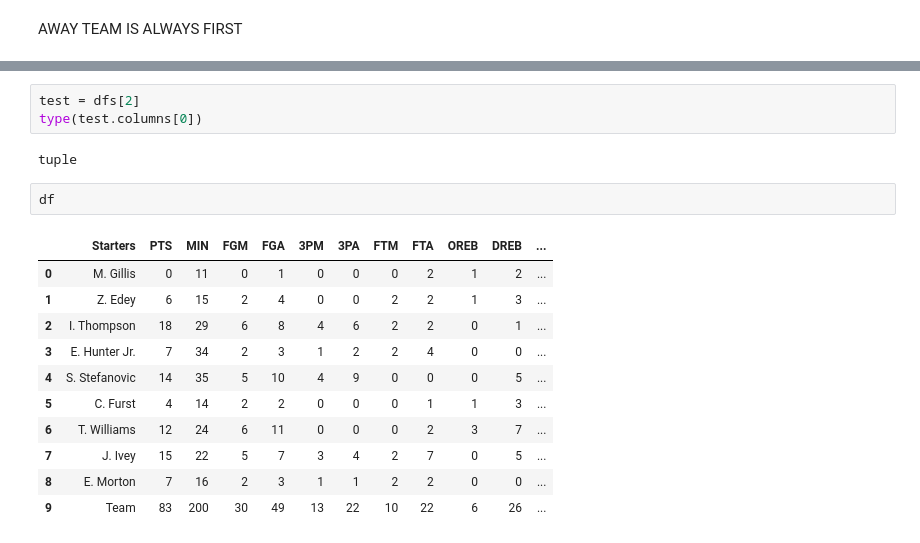
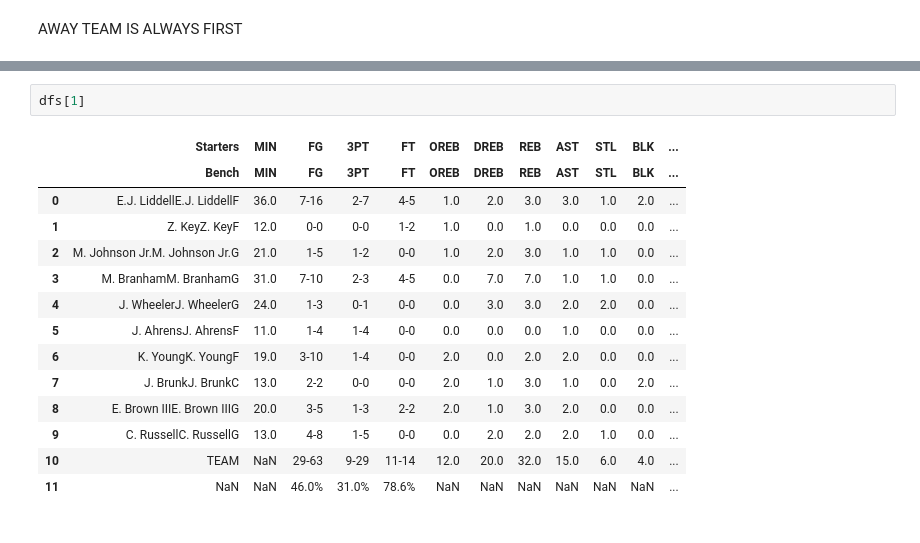
Before and after one commit to fmathews11/College_Basketball_Functions, a Jupyter notebook: Pulling_In_Boxscores.ipynb, the cells around one changed output, grey strips where cells are left out. Cells and saved outputs as stored; diff of their text form.

```diff
--- a/Pulling_In_Boxscores.ipynb
+++ b/Pulling_In_Boxscores.ipynb
@@ -96,19 +128,17 @@ df
 # %%
-test = dfs[2]
-type(test.columns[0])
+dfs[1]
 # %% [output]
-tuple
+|  | Starters | MIN | FG | 3PT | FT | OREB | DREB | REB | AST | STL | BLK | ... |
+|  | Bench | MIN | FG | 3PT | FT | OREB | DREB | REB | AST | STL | BLK | ... |
+| 0 | E.J. LiddellE.J. LiddellF | 36.0 | 7-16 | 2-7 | 4-5 | 1.0 | 2.0 | 3.0 | 3.0 | 1.0 | 2.0 | ... |
+| 1 | Z. KeyZ. KeyF | 12.0 | 0-0 | 0-0 | 1-2 | 1.0 | 0.0 | 1.0 | 0.0 | 0.0 | 0.0 | ... |
+| 2 | M. Johnson Jr.M. Johnson Jr.G | 21.0 | 1-5 | 1-2 | 0-0 | 1.0 | 2.0 | 3.0 | 1.0 | 1.0 | 0.0 | ... |
+| 3 | M. BranhamM. BranhamG | 31.0 | 7-10 | 2-3 | 4-5 | 0.0 | 7.0 | 7.0 | 1.0 | 1.0 | 0.0 | ... |
+| 4 | J. WheelerJ. WheelerG | 24.0 | 1-3 | 0-1 | 0-0 | 0.0 | 3.0 | 3.0 | 2.0 | 2.0 | 0.0 | ... |
+| 5 | J. AhrensJ. AhrensF | 11.0 | 1-4 | 1-4 | 0-0 | 0.0 | 0.0 | 0.0 | 1.0 | 0.0 | 0.0 | ... |
+| 6 | K. YoungK. YoungF | 19.0 | 3-10 | 1-4 | 0-0 | 2.0 | 0.0 | 2.0 | 2.0 | 0.0 | 0.0 | ... |
+| 7 | J. BrunkJ. BrunkC | 13.0 | 2-2 | 0-0 | 0-0 | 2.0 | 1.0 | 3.0 | 1.0 | 0.0 | 2.0 | ... |
+| 8 | E. Brown IIIE. Brown IIIG | 20.0 | 3-5 | 1-3 | 2-2 | 2.0 | 1.0 | 3.0 | 2.0 | 0.0 | 0.0 | ... |
+| 9 | C. RussellC. RussellG | 13.0 | 4-8 | 1-5 | 0-0 | 0.0 | 2.0 | 2.0 | 2.0 | 1.0 | 0.0 | ... |
+| 10 | TEAM | NaN | 29-63 | 9-29 | 11-14 | 12.0 | 20.0 | 32.0 | 15.0 | 6.0 | 4.0 | ... |
+| 11 | NaN | NaN | 46.0% | 31.0% | 78.6% | NaN | NaN | NaN | NaN | NaN | NaN | ... |
-# %%
-df
-# %% [output]
-|  | Starters | PTS | MIN | FGM | FGA | 3PM | 3PA | FTM | FTA | OREB | DREB | ... |
-| 0 | M. Gillis | 0 | 11 | 0 | 1 | 0 | 0 | 0 | 2 | 1 | 2 | ... |
-| 1 | Z. Edey | 6 | 15 | 2 | 4 | 0 | 0 | 2 | 2 | 1 | 3 | ... |
-| 2 | I. Thompson | 18 | 29 | 6 | 8 | 4 | 6 | 2 | 2 | 0 | 1 | ... |
-| 3 | E. Hunter Jr. | 7 | 34 | 2 | 3 | 1 | 2 | 2 | 4 | 0 | 0 | ... |
-| 4 | S. Stefanovic | 14 | 35 | 5 | 10 | 4 | 9 | 0 | 0 | 0 | 5 | ... |
-| 5 | C. Furst | 4 | 14 | 2 | 2 | 0 | 0 | 0 | 1 | 1 | 3 | ... |
-| 6 | T. Williams | 12 | 24 | 6 | 11 | 0 | 0 | 0 | 2 | 3 | 7 | ... |
-| 7 | J. Ivey | 15 | 22 | 5 | 7 | 3 | 4 | 2 | 7 | 0 | 5 | ... |
-| 8 | E. Morton | 7 | 16 | 2 | 3 | 1 | 1 | 2 | 2 | 0 | 0 | ... |
-| 9 | Team | 83 | 200 | 30 | 49 | 13 | 22 | 10 | 22 | 6 | 26 | ... |
```
Also changed, not shown: parts of 6 cells of this notebook.
